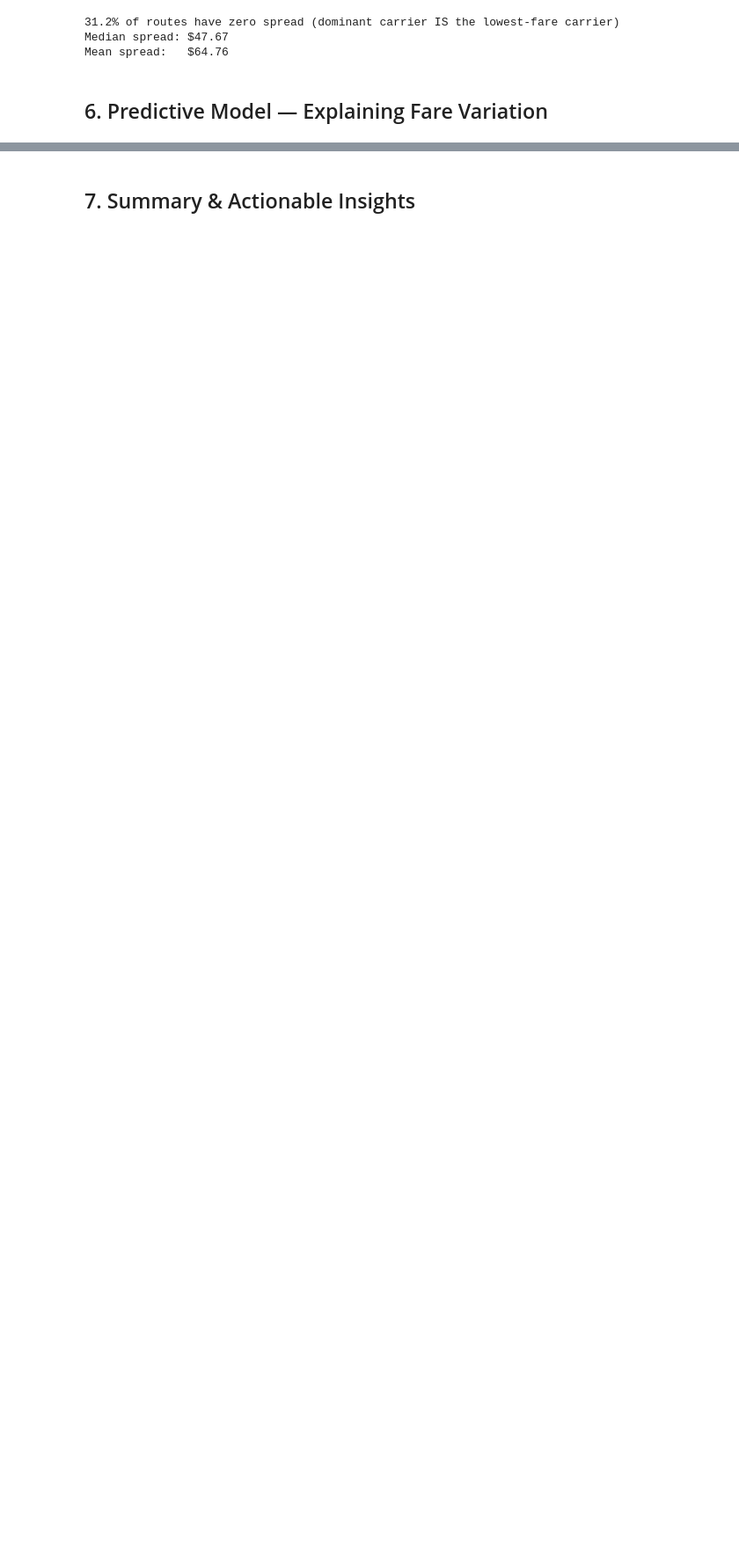
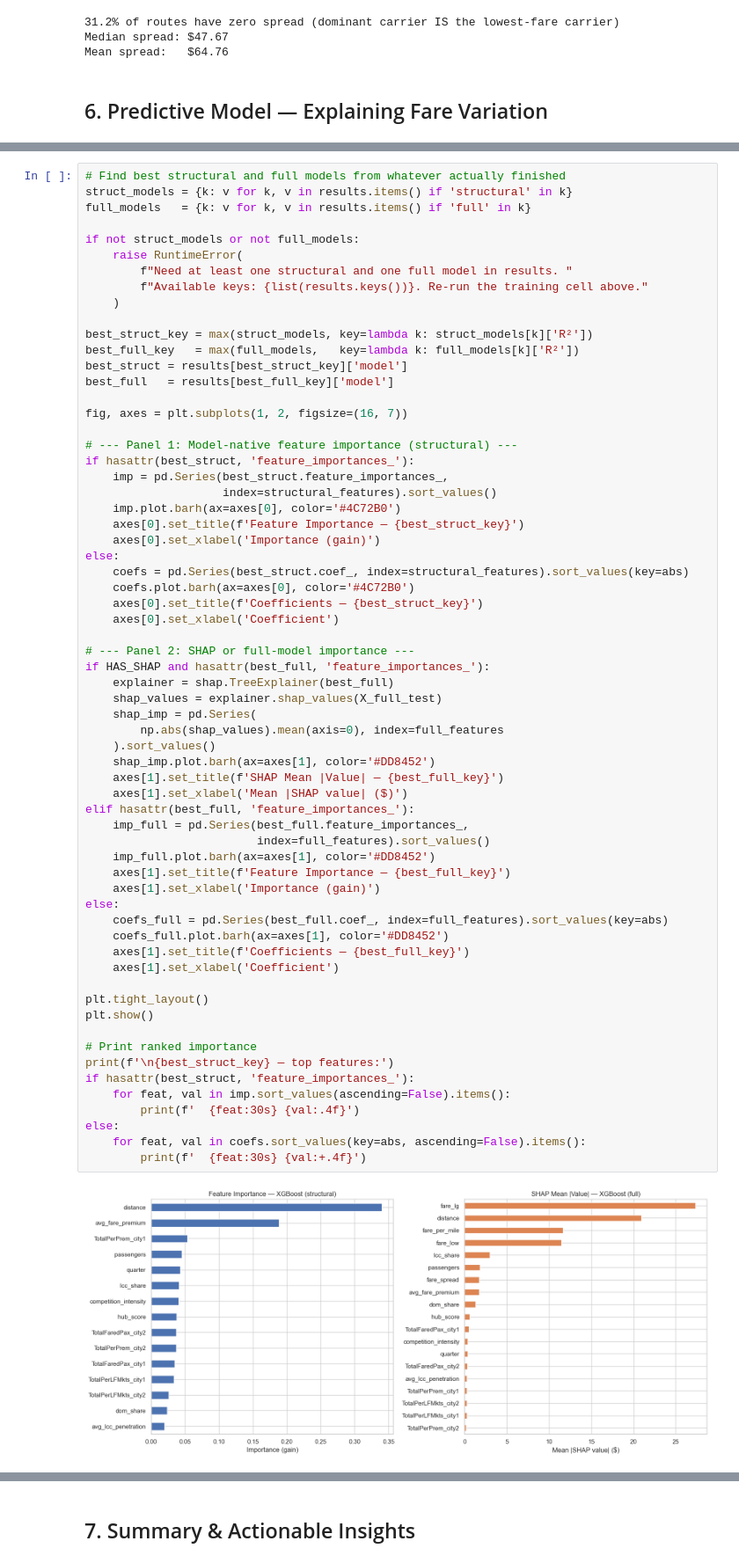
Before and after one commit to AbhigyanD/SDSS-Datathon, a Jupyter notebook: airline_analysis.ipynb, the cells around one changed output, grey strips where cells are left out. Shown at 88% size. Cells and saved outputs as stored; diff of their text form; blank space fills up the shorter version.

```diff
--- a/airline_analysis.ipynb
+++ b/airline_analysis.ipynb
@@ -699,0 +991,66 @@ dtype: float64
+# %%
+# Find best structural and full models from whatever actually finished
+struct_models = {k: v for k, v in results.items() if 'structural' in k}
+full_models   = {k: v for k, v in results.items() if 'full' in k}
+
+if not struct_models or not full_models:
+    raise RuntimeError(
+        f"Need at least one structural and one full model in results. "
+        f"Available keys: {list(results.keys())}. Re-run the training cell above."
+    )
+
+best_struct_key = max(struct_models, key=lambda k: struct_models[k]['R²'])
+best_full_key   = max(full_models,   key=lambda k: full_models[k]['R²'])
+best_struct = results[best_struct_key]['model']
+best_full   = results[best_full_key]['model']
+
+fig, axes = plt.subplots(1, 2, figsize=(16, 7))
+
+# --- Panel 1: Model-native feature importance (structural) ---
+if hasattr(best_struct, 'feature_importances_'):
+    imp = pd.Series(best_struct.feature_importances_,
+                    index=structural_features).sort_values()
+    imp.plot.barh(ax=axes[0], color='#4C72B0')
+    axes[0].set_title(f'Feature Importance — {best_struct_key}')
+    axes[0].set_xlabel('Importance (gain)')
+else:
+    coefs = pd.Series(best_struct.coef_, index=structural_features).sort_values(key=abs)
+    coefs.plot.barh(ax=axes[0], color='#4C72B0')
+    axes[0].set_title(f'Coefficients — {best_struct_key}')
+    axes[0].set_xlabel('Coefficient')
+
+# --- Panel 2: SHAP or full-model importance ---
+if HAS_SHAP and hasattr(best_full, 'feature_importances_'):
+    explainer = shap.TreeExplainer(best_full)
+    shap_values = explainer.shap_values(X_full_test)
+    shap_imp = pd.Series(
+        np.abs(shap_values).mean(axis=0), index=full_features
+    ).sort_values()
+    shap_imp.plot.barh(ax=axes[1], color='#DD8452')
+    axes[1].set_title(f'SHAP Mean |Value| — {best_full_key}')
+    axes[1].set_xlabel('Mean |SHAP value| ($)')
+elif hasattr(best_full, 'feature_importances_'):
+    imp_full = pd.Series(best_full.feature_importances_,
+                         index=full_features).sort_values()
+    imp_full.plot.barh(ax=axes[1], color='#DD8452')
+    axes[1].set_title(f'Feature Importance — {best_full_key}')
+    axes[1].set_xlabel('Importance (gain)')
+else:
+    coefs_full = pd.Series(best_full.coef_, index=full_features).sort_values(key=abs)
+    coefs_full.plot.barh(ax=axes[1], color='#DD8452')
+    axes[1].set_title(f'Coefficients — {best_full_key}')
+    axes[1].set_xlabel('Coefficient')
+
+plt.tight_layout()
+plt.show()
+
+# Print ranked importance
+print(f'\n{best_struct_key} — top features:')
+if hasattr(best_struct, 'feature_importances_'):
+    for feat, val in imp.sort_values(ascending=False).items():
+        print(f'  {feat:30s} {val:.4f}')
+else:
+    for feat, val in coefs.sort_values(key=abs, ascending=False).items():
+        print(f'  {feat:30s} {val:+.4f}')
+# %% [output]
+[figure, added]
```
Also changed, not shown: parts of 12 cells of this notebook, 1 other file.
